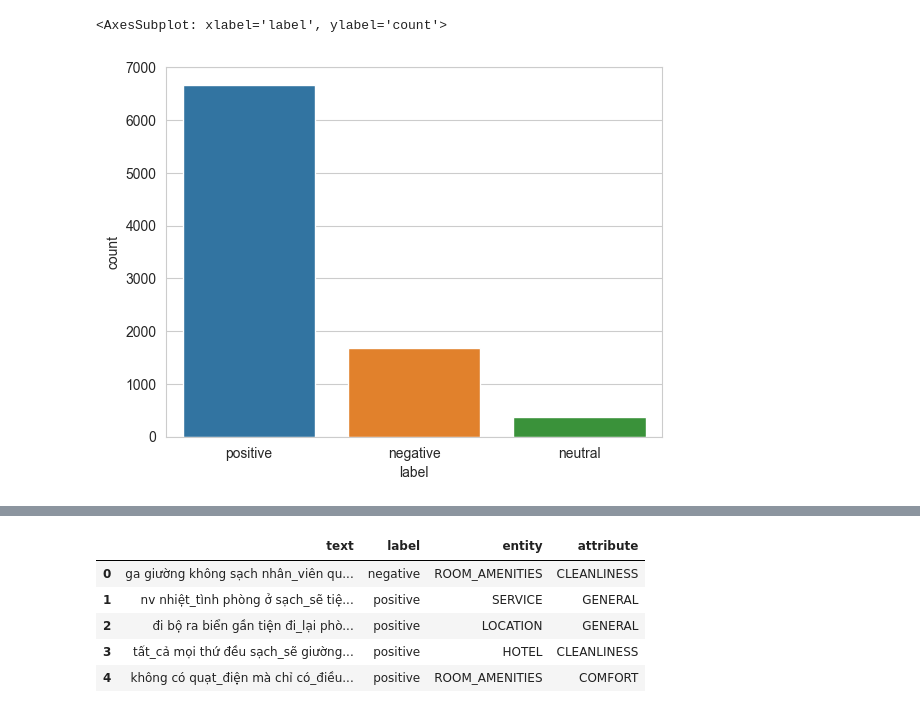
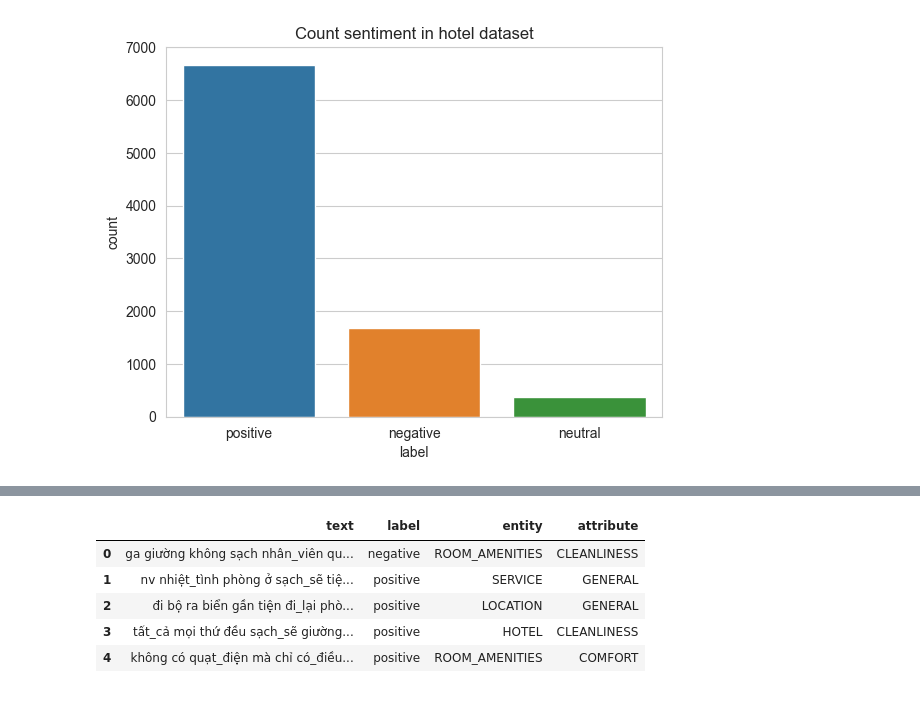
Before and after one commit to 4ursmile/Aspect-Sentiment-Analysis, a Jupyter notebook: Assignment_1-group_4.ipynb, the cells around one changed output, grey strips where cells are left out. Drawn from its saved outputs; the diff is of its cells as text; code cells hidden in the pictures.

```diff
--- a/Assignment_1-group_4.ipynb
+++ b/Assignment_1-group_4.ipynb
@@ -92,5 +257,6 @@ sns.set_style('whitegrid')
 # %%
 sns.countplot(df,x='label')
+plt.title("Count sentiment in hotel dataset")
+plt.show()
 # %% [output]
-<AxesSubplot: xlabel='label', ylabel='count'>
-[figure, old version]
+[figure, new version]
```
Also changed, not shown: parts of 29 cells of this notebook, 1 other file.
